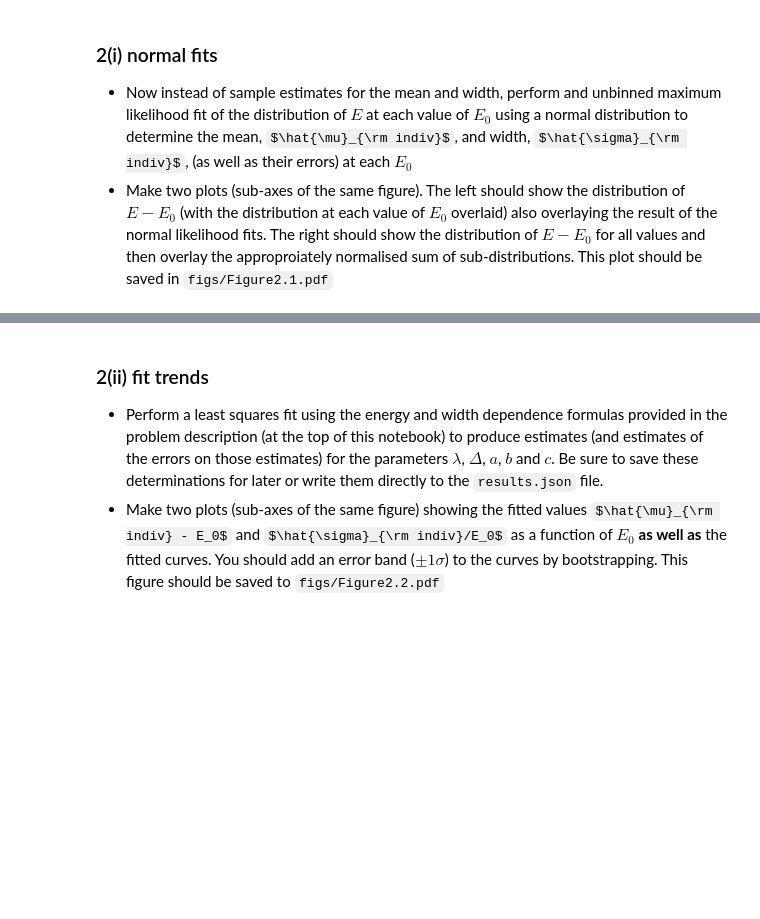
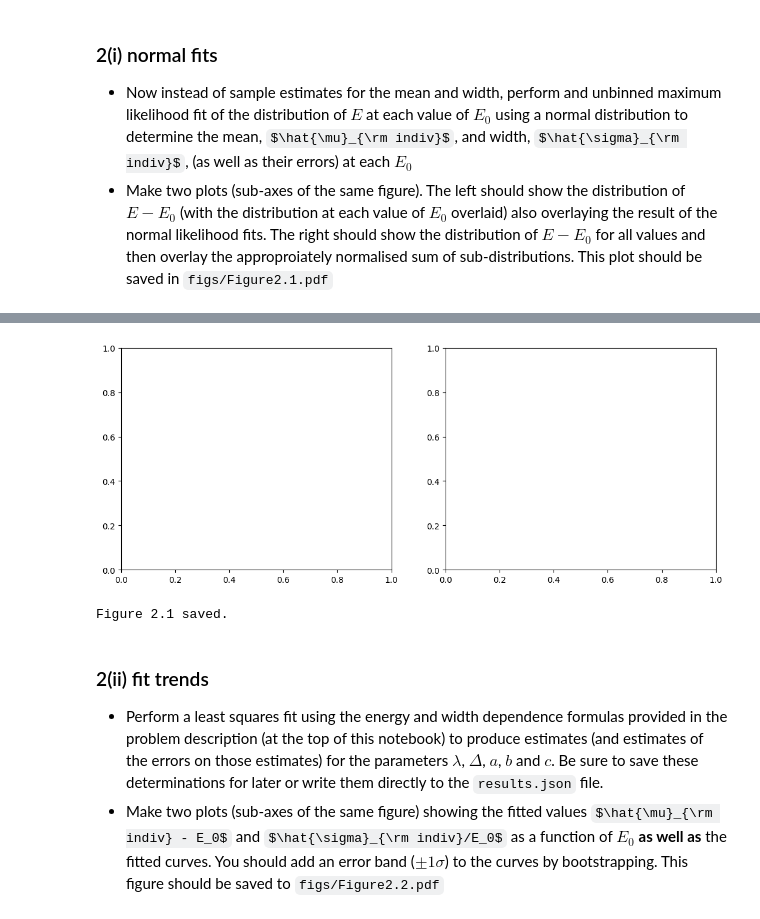
Before and after one commit to BasiaKoch/S1_coursework, a Jupyter notebook: notebooks/solution.ipynb, the cells around one changed output, grey strips where cells are left out. Cells and saved outputs as stored; diff of their text form; code cells hidden in the pictures; some formulas as TeX source; blank space fills up the shorter version.

```diff
--- a/notebooks/solution.ipynb
+++ b/notebooks/solution.ipynb
@@ -193,61 +241,15 @@ print(indiv_fits_df.to_string(index=False))
 # %%
 fig, ax = plt.subplots(1, 2, figsize=(12.8, 4.8))
 
-from scipy.stats import norm
+# TODO: Add plotting code for individual fits with overlaid curves
 
-# Define bin edges for histograms
-bin_edges = np.linspace(-10, 15, 60)
-bin_centers = 0.5 * (bin_edges[:-1] + bin_edges[1:])
-bin_width = bin_edges[1] - bin_edges[0]
-
-# Left plot: Overlaid histograms with fitted curves for each E0
-for i, e0 in enumerate(e0_values):
-    residuals = data_dict[e0] - e0
-
-    # Get fitted parameters for this energy
-    mu_fit = indiv_fits_df[indiv_fits_df['E0'] == e0]['mu'].values[0]
-    sigma_fit = indiv_fits_df[indiv_fits_df['E0'] == e0]['sigma'].values[0]
-
-    # Plot histogram
-    ax[0].hist(residuals, bins=bin_edges, alpha=0.3, label=f'$E_0={int(e0)}$ GeV', density=True)
-
-    # Overlay fitted normal distribution
-    x_smooth = np.linspace(-10, 15, 200)
-    fitted_pdf = norm.pdf(x_smooth, mu_fit - e0, sigma_fit)
-    ax[0].plot(x_smooth, fitted_pdf, linewidth=2)
-
-ax[0].set_xlabel('$E - E_0$ [GeV]')
-ax[0].set_ylabel('Density')
-ax[0].legend(fontsize=8, loc='upper right')
-ax[0].grid(True, alpha=0.3)
-
-# Right plot: Total histogram with sum of fitted distributions
-all_residuals = df['E_rec'].values - df['E_true'].values
-ax[1].hist(all_residuals, bins=bin_edges, alpha=0.5, label='All data', density=True, color='gray')
-
-# Calculate and plot the sum of fitted distributions
-x_smooth = np.linspace(-10, 15, 200)
-total_pdf = np.zeros_like(x_smooth)
-
-for i, e0 in enumerate(e0_values):
-    mu_fit = indiv_fits_df[indiv_fits_df['E0'] == e0]['mu'].values[0]
-    sigma_fit = indiv_fits_df[indiv_fits_df['E0'] == e0]['sigma'].values[0]
-
-    # Each E0 contributes 1/7 of the total (equal number of measurements)
-    fitted_pdf = norm.pdf(x_smooth, mu_fit - e0, sigma_fit) / len(e0_values)
-    total_pdf += fitted_pdf
-
-ax[1].plot(x_smooth, total_pdf, 'r-', linewidth=2, label='Sum of fitted distributions')
-ax[1].set_xlabel('$E - E_0$ [GeV]')
-ax[1].set_ylabel('Density')
-ax[1].legend()
-ax[1].grid(True, alpha=0.3)
-
-fig.tight_layout()
 fig.savefig('../figs/Figure2.1.pdf')
 plt.show()
 
 print("Figure 2.1 saved.")
+# %% [output]
+[figure, added]
+Figure 2.1 saved.
 # %% [markdown]
 ### 2(ii) fit trends
 - Perform a least squares fit using the energy and width dependence formulas provided in the problem description (at the top of this notebook) to produce estimates (and estimates of the errors on those estimates) for the parameters $\lambda$, $\Delta$, $a$, $b$ and $c$. Be sure to save these determinations for later or write them directly to the `results.json` file.
```
Also changed, not shown: parts of 19 cells of this notebook, 16 other files.
